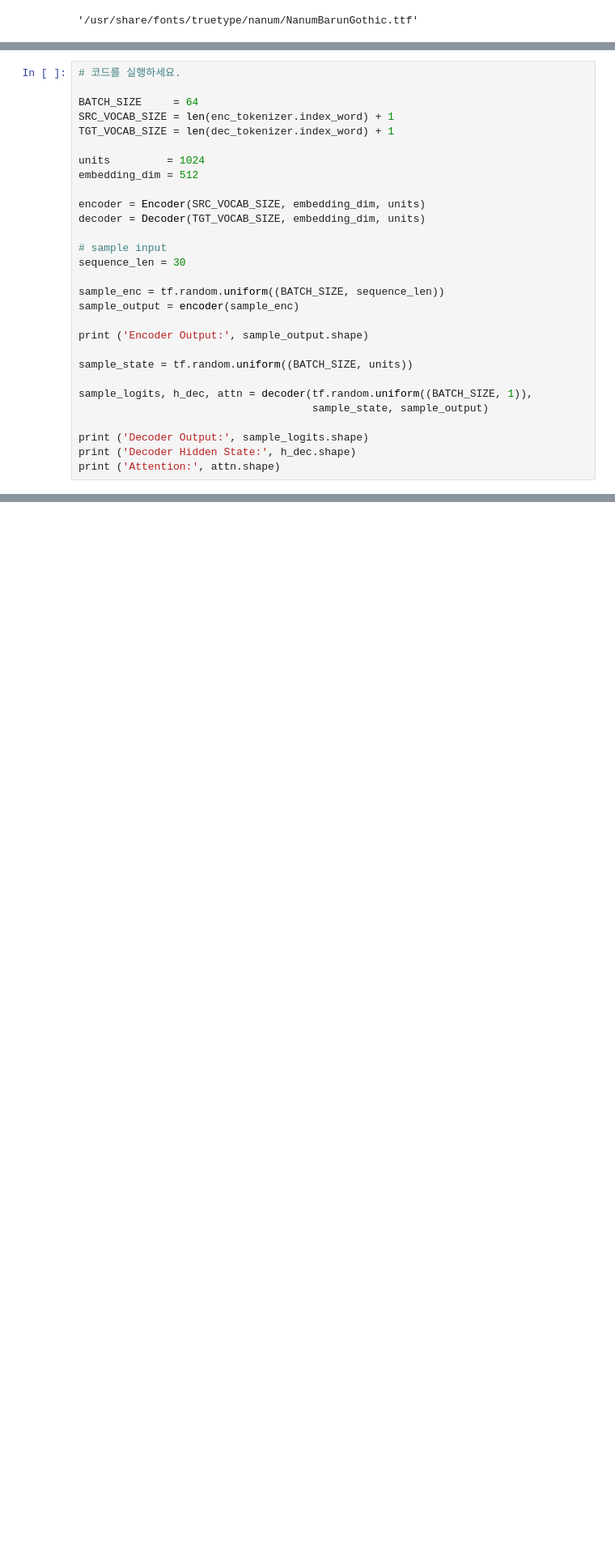
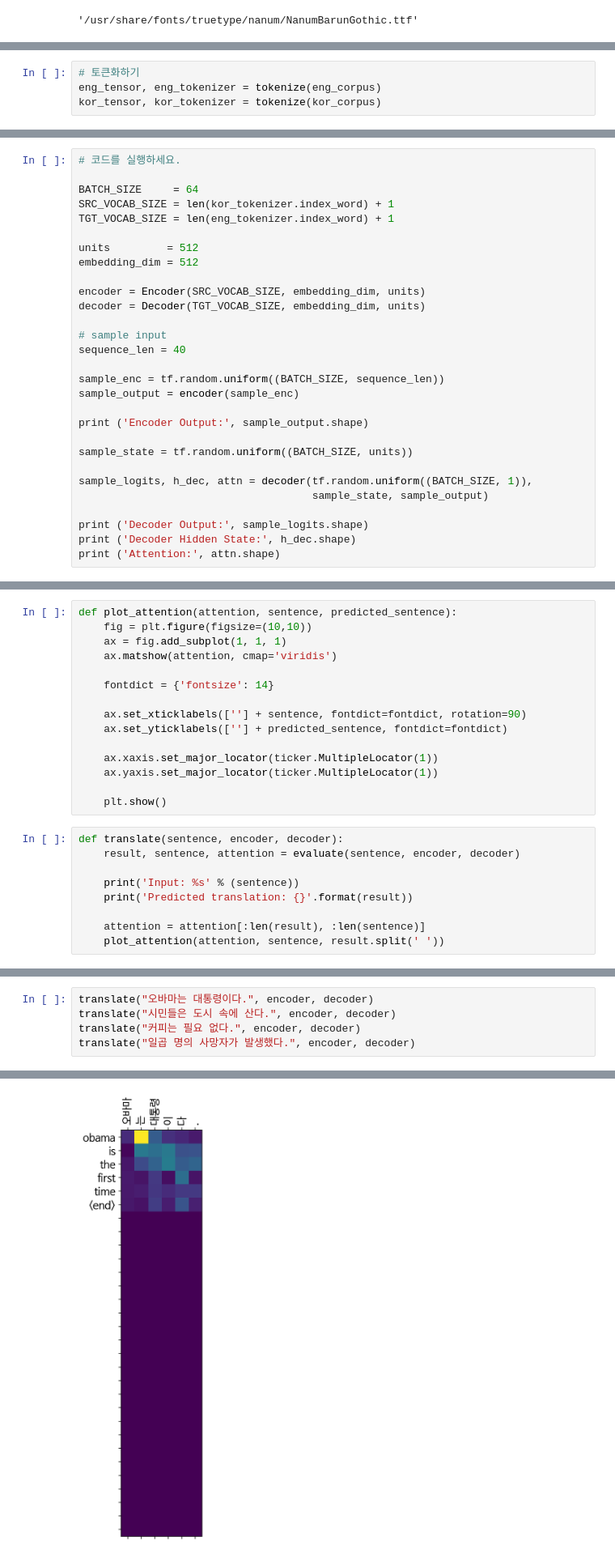
Before and after one commit to jungyongji/first-repository, a Jupyter notebook: [GD-7~8] Construction of a translator based on Seq2seq.ipynb, the cells around one changed output, grey strips where cells are left out. Shown at 81% size. Drawn from its saved outputs; the diff is of its cells as text; blank space fills up the shorter version.

```diff
--- a/[GD-7~8] Construction of a translator based on Seq2seq.ipynb
+++ b/[GD-7~8] Construction of a translator based on Seq2seq.ipynb
@@ -111,0 +121,4 @@ Spanish Vocab Size: 8893
+# %%
+# 토큰화하기
+eng_tensor, eng_tokenizer = tokenize(eng_corpus)
+kor_tensor, kor_tokenizer = tokenize(kor_corpus)
@@ -176,17 +198,17 @@ class Decoder(tf.keras.Model):
 # 코드를 실행하세요.
 
 BATCH_SIZE     = 64
-SRC_VOCAB_SIZE = len(enc_tokenizer.index_word) + 1
-TGT_VOCAB_SIZE = len(dec_tokenizer.index_word) + 1
+SRC_VOCAB_SIZE = len(kor_tokenizer.index_word) + 1
+TGT_VOCAB_SIZE = len(eng_tokenizer.index_word) + 1
 
-units         = 1024
+units         = 512
 embedding_dim = 512
 
 encoder = Encoder(SRC_VOCAB_SIZE, embedding_dim, units)
 decoder = Decoder(TGT_VOCAB_SIZE, embedding_dim, units)
 
 # sample input
-sequence_len = 30
+sequence_len = 40
 
 sample_enc = tf.random.uniform((BATCH_SIZE, sequence_len))
 sample_output = encoder(sample_enc)
@@ -246,0 +334,24 @@ def train_step(src, tgt, encoder, decoder, optimizer, dec_tok):
+# %%
+def plot_attention(attention, sentence, predicted_sentence):
+    fig = plt.figure(figsize=(10,10))
+    ax = fig.add_subplot(1, 1, 1)
+    ax.matshow(attention, cmap='viridis')
+
+    fontdict = {'fontsize': 14}
+
+    ax.set_xticklabels([''] + sentence, fontdict=fontdict, rotation=90)
+    ax.set_yticklabels([''] + predicted_sentence, fontdict=fontdict)
+
+    ax.xaxis.set_major_locator(ticker.MultipleLocator(1))
+    ax.yaxis.set_major_locator(ticker.MultipleLocator(1))
+
+    plt.show()
+# %%
+def translate(sentence, encoder, decoder):
+    result, sentence, attention = evaluate(sentence, encoder, decoder)
+
+    print('Input: %s' % (sentence))
+    print('Predicted translation: {}'.format(result))
+
+    attention = attention[:len(result), :len(sentence)]
+    plot_attention(attention, sentence, result.split(' '))
@@ -246,0 +371,6 @@ def train_step(src, tgt, encoder, decoder, optimizer, dec_tok):
+# %%
+translate("오바마는 대통령이다.", encoder, decoder)
+translate("시민들은 도시 속에 산다.", encoder, decoder)
+translate("커피는 필요 없다.", encoder, decoder)
+translate("일곱 명의 사망자가 발생했다.", encoder, decoder)
+# %% [output]
@@ -246,0 +379 @@ def train_step(src, tgt, encoder, decoder, optimizer, dec_tok):
+[figure, added]
```
Also changed, not shown: parts of 32 cells of this notebook.
